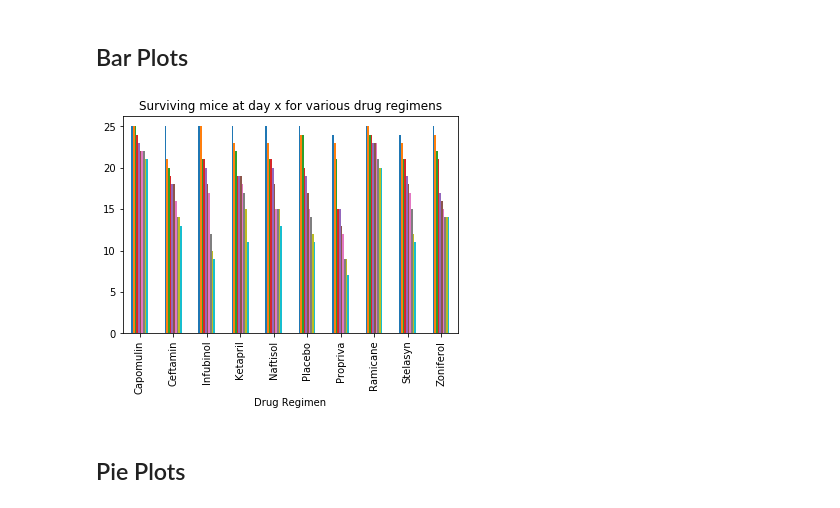
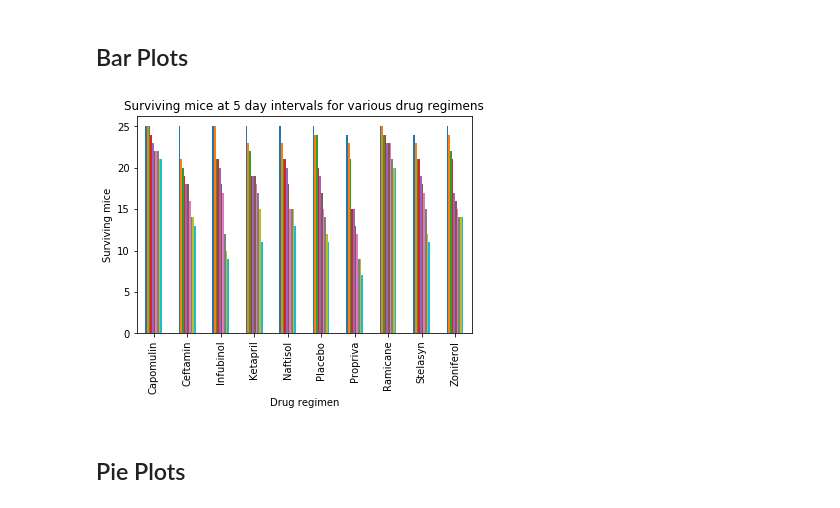
Before and after one commit to Terrence-Cummings/matplotlib-challenge, a Jupyter notebook: Pymaceuticals/pymaceuticals_TC_v1.ipynb, the cells around one changed output. Drawn from its saved outputs; the diff is of its cells as text; code cells hidden in the pictures.

```diff
--- a/Pymaceuticals/pymaceuticals_TC_v1.ipynb
+++ b/Pymaceuticals/pymaceuticals_TC_v1.ipynb
@@ -161,18 +161,17 @@ drug_reg_summary_stats
 # %%
 #### Generate a bar plot showing the number of mice per time point for each treatment throughout the course of the study using pyplot.
 
 #Use pandas pivot table with aggfunc on unique Mouse ID count.
 by_DR_by_tp_pivot = no_dups_mouse_study_df.pivot_table(values='Mouse ID', index='Drug Regimen',columns='Timepoint', aggfunc=pd.Series.nunique)
 
-by_DR_by_tp_pivot
-
+#Plot a bar chart
 by_DR_by_tp_pivot.plot(kind='bar').get_legend().remove()
-#plt.ylabel('Surviving mice')
-#plt.xlabel('Drug regimen')
-plt.title('Surviving mice at day x for various drug regimens')
+plt.ylabel('Surviving mice')
+plt.xlabel('Drug regimen')
+plt.title('Surviving mice at 5 day intervals for various drug regimens')
 plt.show()
 # %% [output]
-[figure, old version]
+[figure, new version]
 # %% [markdown]
 ## Pie Plots
 # %%
```
Also changed, not shown: parts of 1 cell of this notebook.
